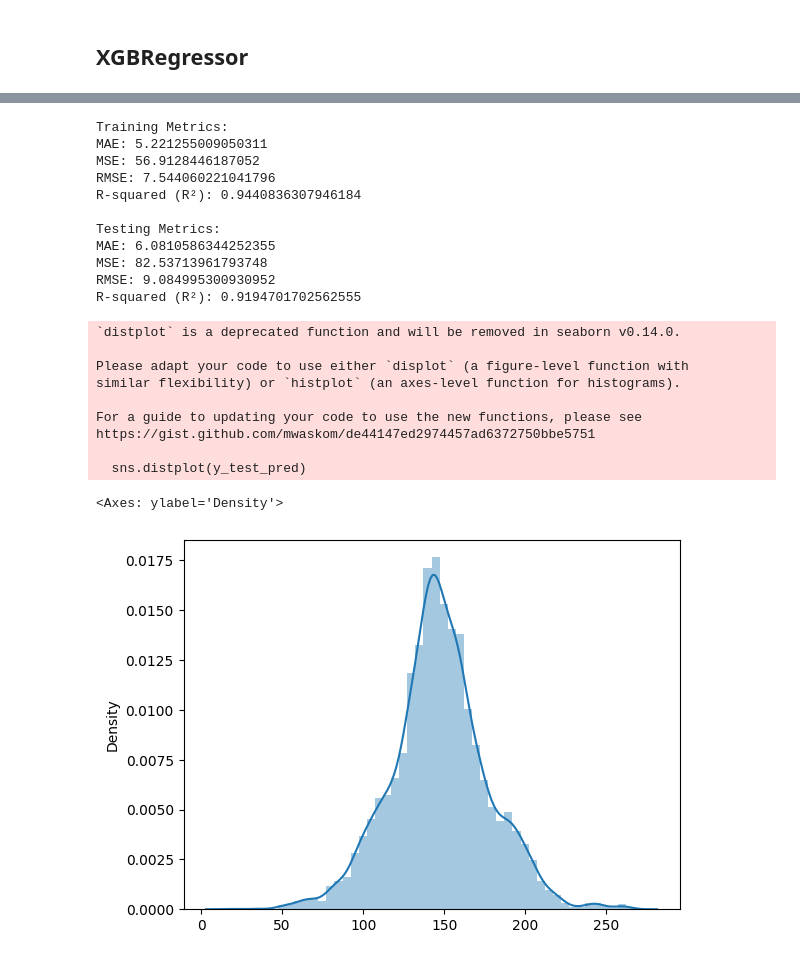
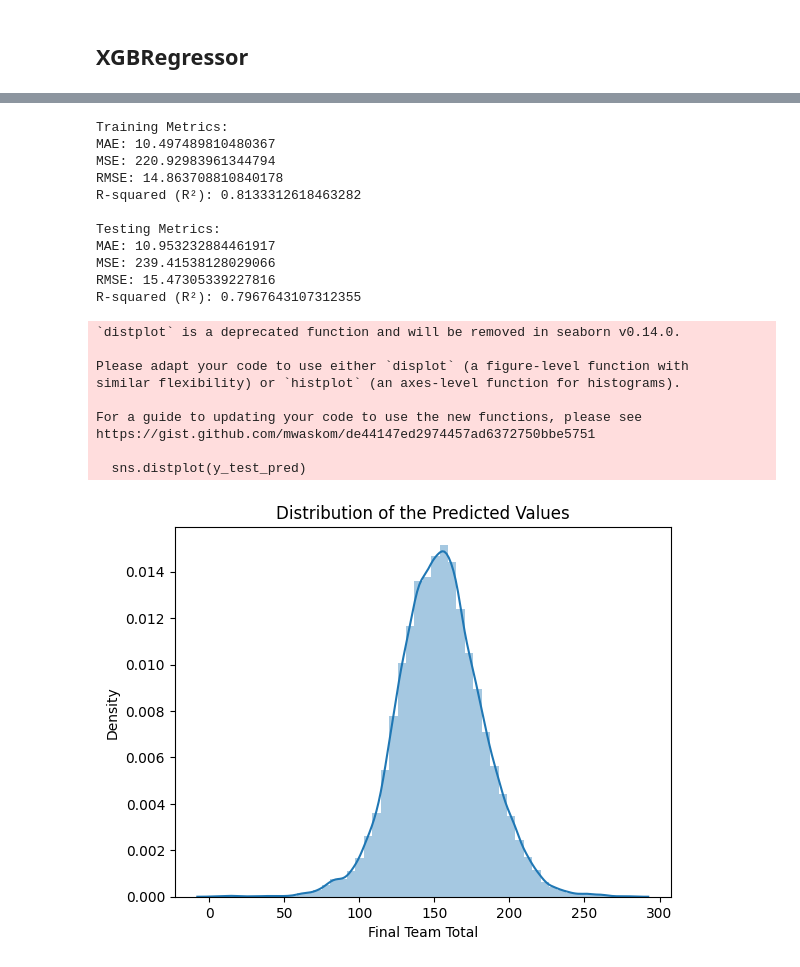
Before and after one commit to 19Kaumini/e19-co544-cricket-analytics-and-prediction, a Jupyter notebook: EDA/Score_predictor.ipynb, the cells around one changed output, grey strips where cells are left out. Cells and saved outputs as stored; diff of their text form; code cells hidden in the pictures.

```diff
--- a/EDA/Score_predictor.ipynb
+++ b/EDA/Score_predictor.ipynb
@@ -6,4 +9,5 @@ import numpy as np
 from sklearn.model_selection import train_test_split
 from sklearn.metrics import accuracy_score
 
-df = pd.read_csv('2nd_inning_data.csv')
+df = pd.read_csv('../Data/selected_data/processed_data.csv')
+df.head(5)
@@ -188,22 +316,26 @@ The accuracy of the model is: 0.30 +/- 0.08
 # %% [markdown]
 ## XGBRegressor
+# %%
+# Drop batter,bowler,non_striker,runs_by_bat,extra_runs,runs_remain,extra_type,wicket_type,player_out,month,match_id,non_striker_type,replacements
+x = df.drop(['batter','bowler','non_striker','runs_by_bat','extra_runs','runs_remain','extra_type','wicket_type','player_out','month','match_id','non_striker_type','venue','replacements','winning_team','final_team_total','won'], axis=1)
+X = pd.get_dummies(x, columns=['toss_decision','toss_winner','batting_team','bowling_team','batter_type','bowler_type'])
+y = df['final_team_total']
+
+# Split the data into training and testing sets
+X_train, X_test, y_train, y_test = train_test_split(X, y, test_size=0.2, random_state=42)
 # %%
 from sklearn import metrics
 from xgboost import XGBRegressor
 from sklearn.metrics import accuracy_score
 
-# Create the pipeline
-pipe2 = Pipeline([
-    ('trf', trf),
-    ('scaler', StandardScaler()),
-    ('clf', XGBRegressor(random_state=42))
-])
+xgb_model = XGBRegressor(n_estimators=1000, learning_rate=0.05, n_jobs=4)
+
 
 # Fit the model
-pipe2.fit(X_train, y_train)
+xgb_model.fit(X_train, y_train)
 
 # Predict the labels
-y_pred_test = pipe2.predict(X_test)
+y_pred_test = xgb_model.predict(X_test)
 
 # Calculate the accuracy
 def custom_accuracy(y_test,y_pred,thresold):
@@ -218,14 +350,14 @@ def custom_accuracy(y_test,y_pred,thresold):
 y_test = np.array(y_test)
 y_pred_test = np.array(y_pred_test)
 
-print(f'The accuracy of the model is: {custom_accuracy(y_test, y_pred_test, 10):.2f}')
+print(f'The accuracy of the model is: {custom_accuracy(y_test, y_pred_test, 15):.2f}')
 
 # Create a DataFrame with the results
 results = pd.DataFrame({
     'Actual': y_test,
-    'Predicted': y_pred
+    'Predicted': y_pred_test
 })
 
 
-results.head(50)
+results.head(10)
 # %% [output]
@@ -250,13 +376,13 @@ The accuracy of the model is: 82.76
 # %%
 # Make predictions on the training data
-y_train_pred = pipe2.predict(X_train)
+y_train_pred = xgb_model.predict(X_train)
 mae_train = metrics.mean_absolute_error(y_train, y_train_pred)
 mse_train = metrics.mean_squared_error(y_train, y_train_pred)
 rmse_train = metrics.mean_squared_error(y_train, y_train_pred, squared=False)
 r2_train = metrics.r2_score(y_train, y_train_pred)
 
 # Make predictions on the testing data
-y_test_pred = pipe2.predict(X_test)
+y_test_pred = xgb_model.predict(X_test)
 
 mae_test = metrics.mean_absolute_error(y_test, y_test_pred)
 mse_test = metrics.mean_squared_error(y_test, y_test_pred)
@@ -277,28 +403,31 @@ print(f"RMSE: {rmse_test}")
 print(f"R-squared (R²): {r2_test}")
 # %% [output]
 Training Metrics:
-MAE: 5.221255009050311
-MSE: 56.9128446187052
-RMSE: 7.544060221041796
-R-squared (R²): 0.9440836307946184
+MAE: 10.497489810480367
+MSE: 220.92983961344794
+RMSE: 14.863708810840178
+R-squared (R²): 0.8133312618463282
 
 Testing Metrics:
-MAE: 6.0810586344252355
-MSE: 82.53713961793748
-RMSE: 9.084995300930952
-R-squared (R²): 0.9194701702562555
+MAE: 10.953232884461917
+MSE: 239.41538128029066
+RMSE: 15.47305339227816
+R-squared (R²): 0.7967643107312355
 # %%
 import seaborn as sns
 sns.distplot(y_test_pred)
+plt.title('Distribution of the Predicted Values')
+plt.xlabel('Final Team Total')
+plt.ylabel('Density')
+plt.show()
 # %% [output]
 `distplot` is a deprecated function and will be removed in seaborn v0.14.0.
 
 Please adapt your code to use either `displot` (a figure-level function with
 similar flexibility) or `histplot` (an axes-level function for histograms).
 
 For a guide to updating your code to use the new functions, please see
 https://gist.github.com/mwaskom/de44147ed2974457ad6372750bbe5751
 
   sns.distplot(y_test_pred)
-<Axes: ylabel='Density'>
-[figure, old version]
+[figure, new version]
```
Also changed, not shown: parts of 23 cells of this notebook.
